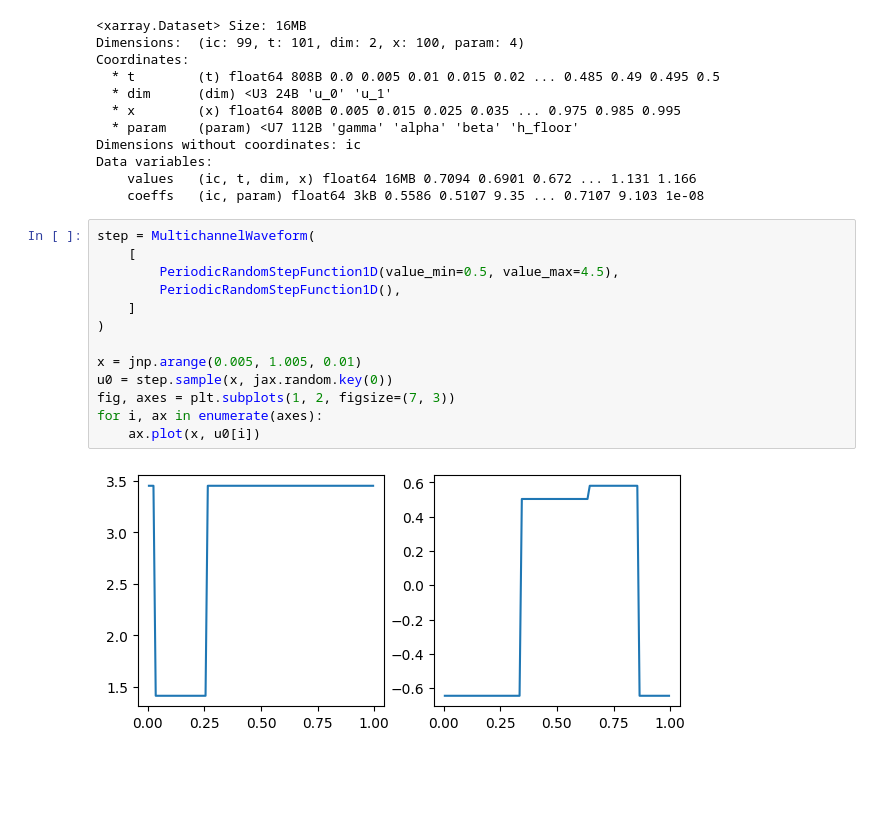
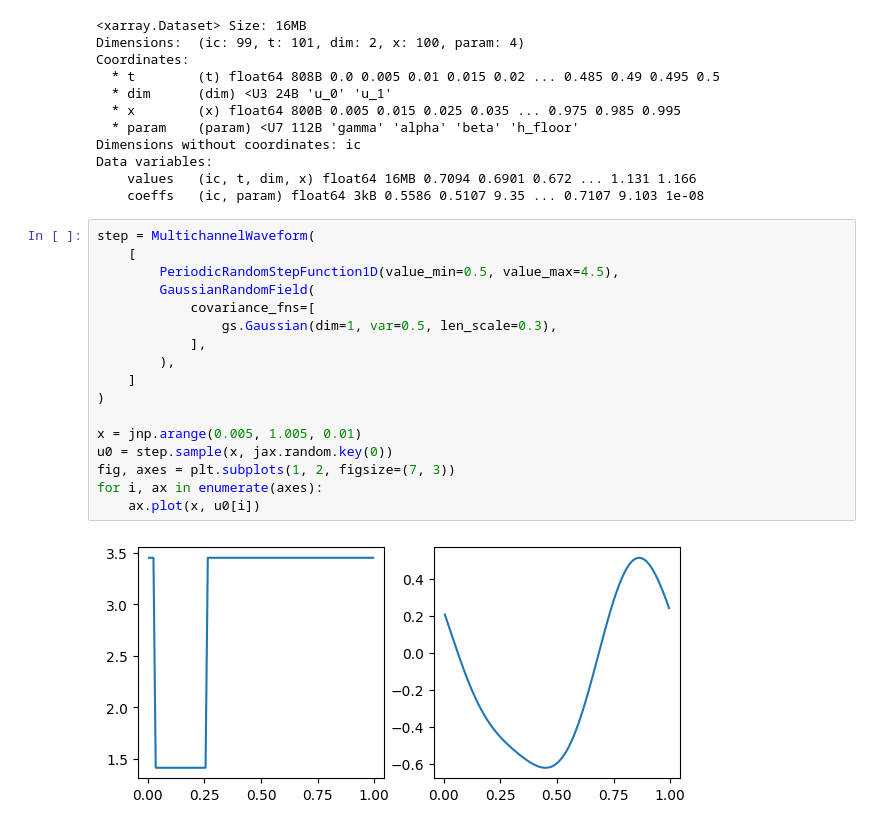
Before and after one commit to xx257xx/CONTEXT_FLUX_NO, a Jupyter notebook: notebooks/data_generation/shallow_water_1D.ipynb, the cells around one changed output. Drawn from its saved outputs; the diff is of its cells as text; blank space fills up the shorter version.

```diff
--- a/notebooks/data_generation/shallow_water_1D.ipynb
+++ b/notebooks/data_generation/shallow_water_1D.ipynb
@@ -124,18 +124,22 @@ Data variables:
 # %%
 step = MultichannelWaveform(
     [
         PeriodicRandomStepFunction1D(value_min=0.5, value_max=4.5),
-        PeriodicRandomStepFunction1D(),
+        GaussianRandomField(
+            covariance_fns=[
+                gs.Gaussian(dim=1, var=0.5, len_scale=0.3),
+            ],
+        ),
     ]
 )
 
 x = jnp.arange(0.005, 1.005, 0.01)
 u0 = step.sample(x, jax.random.key(0))
 fig, axes = plt.subplots(1, 2, figsize=(7, 3))
 for i, ax in enumerate(axes):
     ax.plot(x, u0[i])
 # %% [output]
-[figure, old version]
+[figure, new version]
 # %%
 pde = ParametrizedShallowWater1D(0.5, 1.5, 12)
 sol = pde.solve(
```
Also changed, not shown: parts of 8 cells of this notebook, 9 other files.
